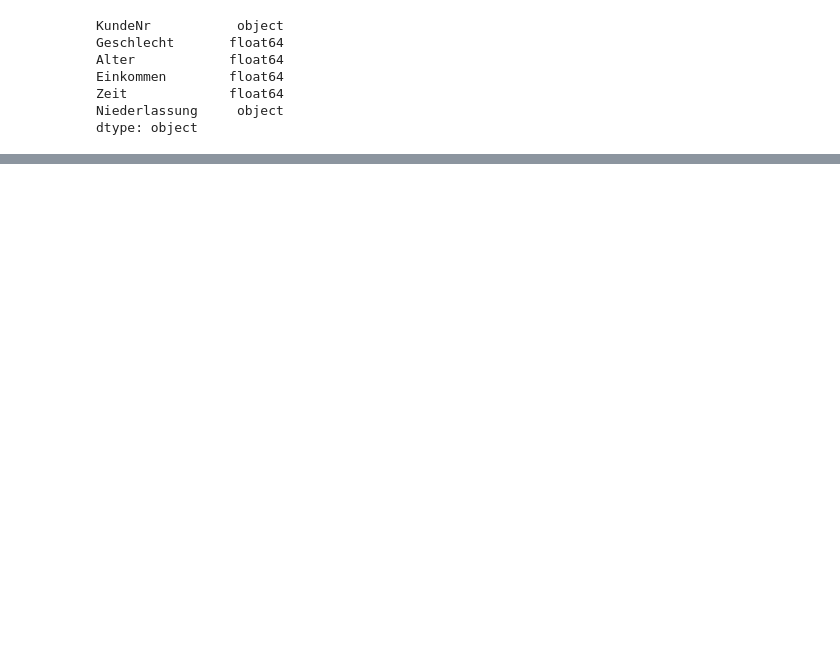
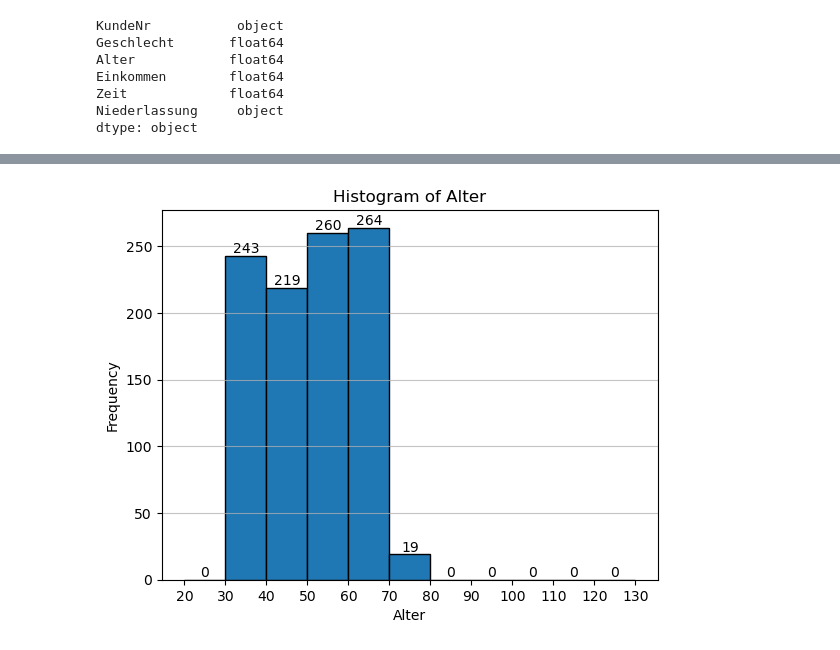
Before and after one commit to FastResearch/final_projectSS2024_Group3, a Jupyter notebook: tables_ges.ipynb, the cells around one changed output, grey strips where cells are left out. Saved outputs shown, nothing was run; the diff lists cells and outputs as text; code cells hidden in the pictures; blank space fills up the shorter version.

```diff
--- a/tables_ges.ipynb
+++ b/tables_ges.ipynb
@@ -491,0 +557,26 @@ dtype: object
+# %%
+median = customer_geo_retype['Alter'].median()
+
+# Berechnung des Interquartilsabstands (IQR) für die Spalte 'Alter'
+q1 = customer_geo_retype['Alter'].quantile(0.25)
+q3 = customer_geo_retype['Alter'].quantile(0.75)
+iqr = q3 - q1
+
+lower_bound = q1 - 1.5 * iqr
+upper_bound = q3 + 1.5 * iqr
+
+customer_geo_retype['Alter'] = customer_geo_retype['Alter'].apply(lambda x: median if x < lower_bound or x > upper_bound else x)
+
+n, bins, patches = plt.hist(customer_geo_retype['Alter'], bins=range(20, 140, 10), edgecolor='black')
+plt.xticks(range(20, 140, 10))
+plt.xlabel('Alter')
+plt.ylabel('Frequency')
+plt.title('Histogram of Alter')
+for i in range(len(patches)):
+    height = patches[i].get_height()
+    plt.text(patches[i].get_x() + patches[i].get_width() / 2, height, int(height), ha='center', va='bottom')
+
+plt.grid(axis='y', alpha=0.75)
+plt.show()
+# %% [output]
+[figure, added]
```
Also changed, not shown: parts of 9 cells of this notebook.
